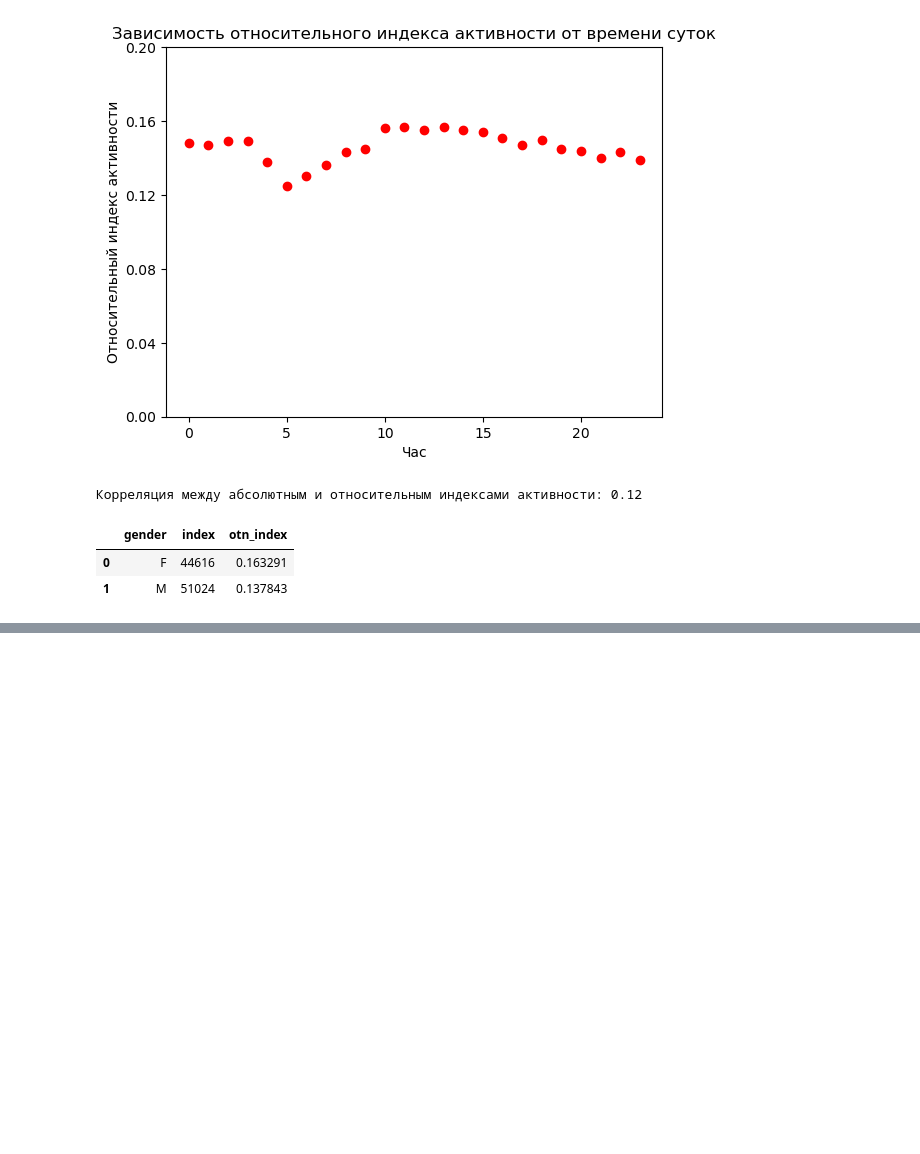
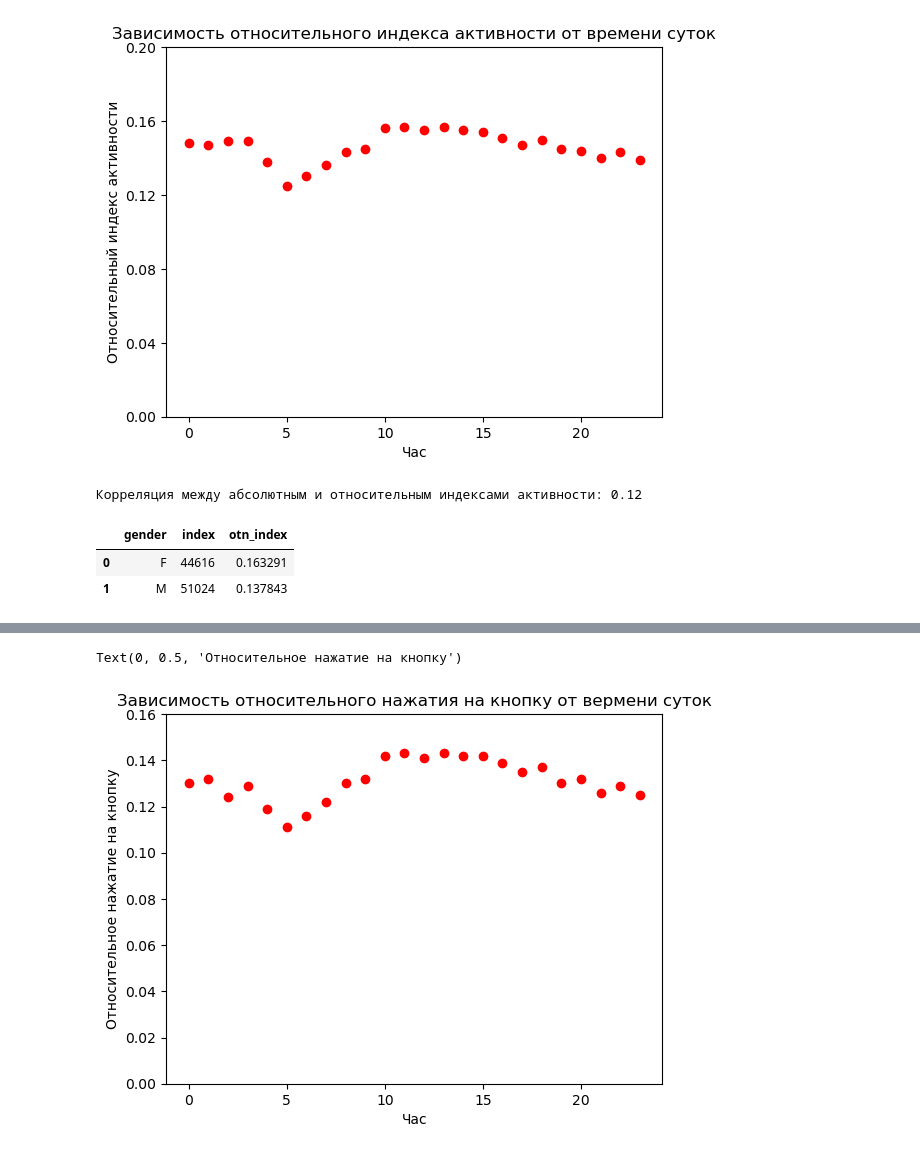
Before and after one commit to VlanAni/DANO-project, a Jupyter notebook: Untitled1.ipynb, the cells around one changed output, grey strips where cells are left out. Drawn from its saved outputs; the diff is of its cells as text; code cells hidden in the pictures; blank space fills up the shorter version.

```diff
--- a/Untitled1.ipynb
+++ b/Untitled1.ipynb
@@ -301,0 +302,6 @@ print(round(np.corrcoef(list(age_act.age), list(age_act.otn_index))[0][1], 2))
+# %%
+hours_button = data.groupby('user_hour', as_index=False).agg({'button_tap_flg': 'sum'}).sort_values('user_hour')
+hours_button['otn_button'] = [0] * hours_button.shape[0]
+for i in range(hours_button.shape[0]):
+    hours_button.iloc[i, 2] += round(hours_button.iloc[i, 1] / hours_count[i], 3)
+hours_button
@@ -301,0 +326,10 @@ print(round(np.corrcoef(list(age_act.age), list(age_act.otn_index))[0][1], 2))
+# %%
+#график по относительному нажатию на кнопку
+plt.scatter(x=hours_button['user_hour'], y=hours_button['otn_button'], color='red')
+plt.yticks([0, 0.02, 0.04, 0.06, 0.08, 0.1, 0.12, 0.14, 0.16])
+plt.title('Зависимость относительного нажатия на кнопку от вермени суток')
+plt.xlabel('Час')
+plt.ylabel('Относительное нажатие на кнопку')
+# %% [output]
+Text(0, 0.5, 'Относительное нажатие на кнопку')
+[figure, added]
```
Also changed, not shown: parts of 32 cells of this notebook.
